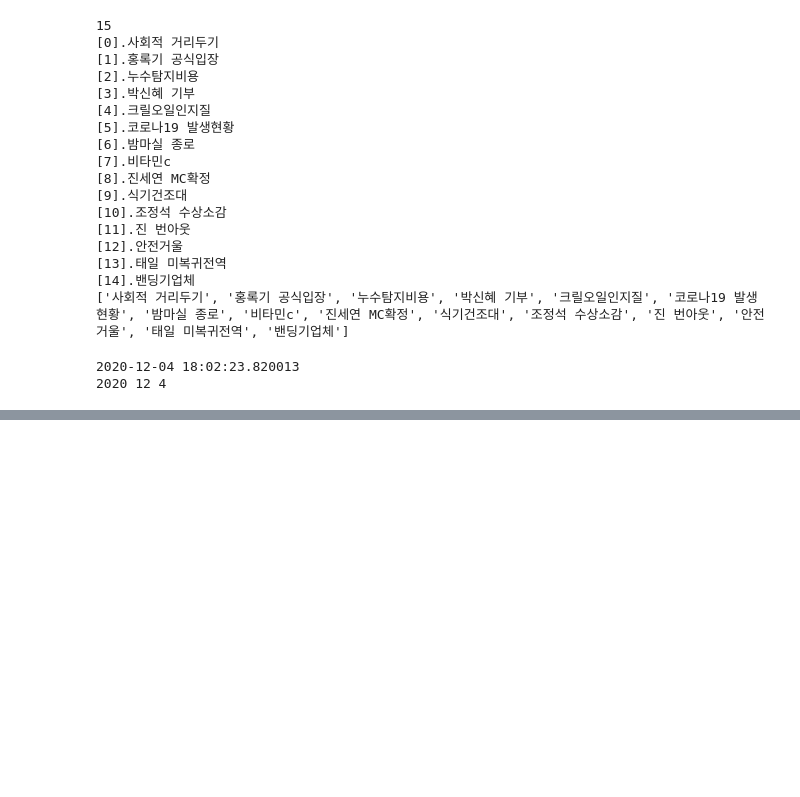
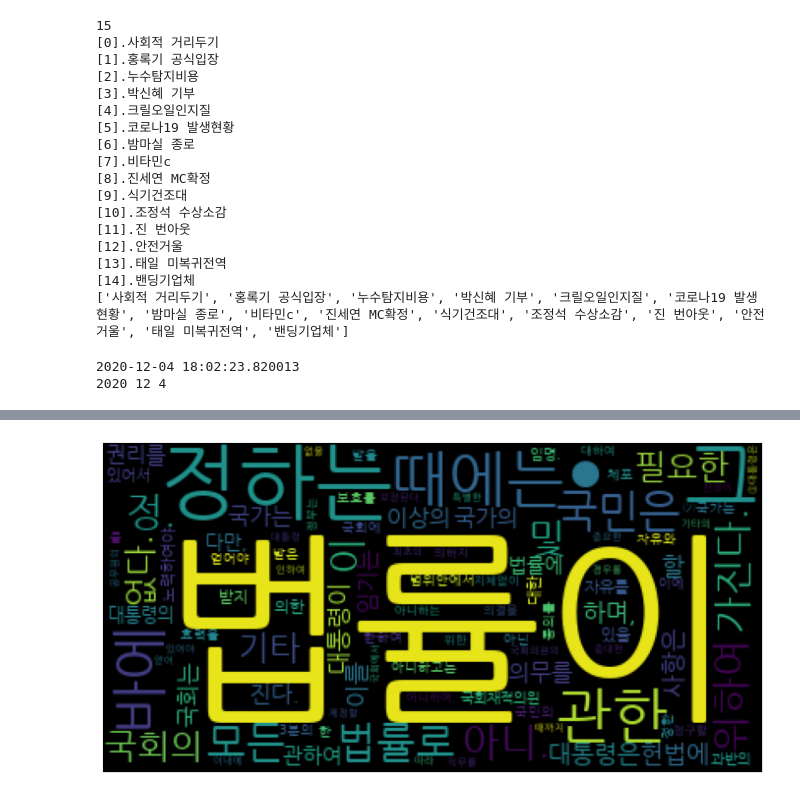
Before and after one commit to prismip/ssac-academy, a Jupyter notebook: workspace/code-workspace/python-basic/10.web-request.ipynb, the cells around one changed output, grey strips where cells are left out. Saved outputs shown, nothing was run; the diff lists cells and outputs as text; code cells hidden in the pictures; blank space fills up the shorter version.

```diff
--- a/workspace/code-workspace/python-basic/10.web-request.ipynb
+++ b/workspace/code-workspace/python-basic/10.web-request.ipynb
@@ -118,0 +202,9 @@ browser.quit()
+# %%
+tokens = list( map(lambda x: x.replace('수', ''), tokens) )
+tokens = list( map(lambda x: x.replace('또는', ''), tokens) )
+tokens = list( map(lambda x: x.replace('①', ''), tokens) )
+tokens = list( map(lambda x: x.replace('의하여', ''), tokens) )
+tokens = list( map(lambda x: x.replace('있다', ''), tokens) )
+tokens = list( map(lambda x: x.replace('한다', ''), tokens) )
+
+tokens = list( filter(lambda x: len(x) > 0, tokens) )
@@ -118,0 +213,17 @@ browser.quit()
+# %%
+counter = Counter(tokens)
+#counter.most_common(100)
+# %%
+dict_data = dict(counter.most_common(100))
+# dict_data
+# %%
+wc = WordCloud(font_path=r"C:\Windows\Fonts\NanumGothic.ttf").generate_from_frequencies(dict_data)
+# %%
+import matplotlib.pyplot as plt
+
+plt.figure(figsize=(12, 12))
+plt.imshow(wc)
+plt.axis('off')
+plt.show()
+# %% [output]
+[figure, added]
```
Also changed, not shown: parts of 13 cells of this notebook.
